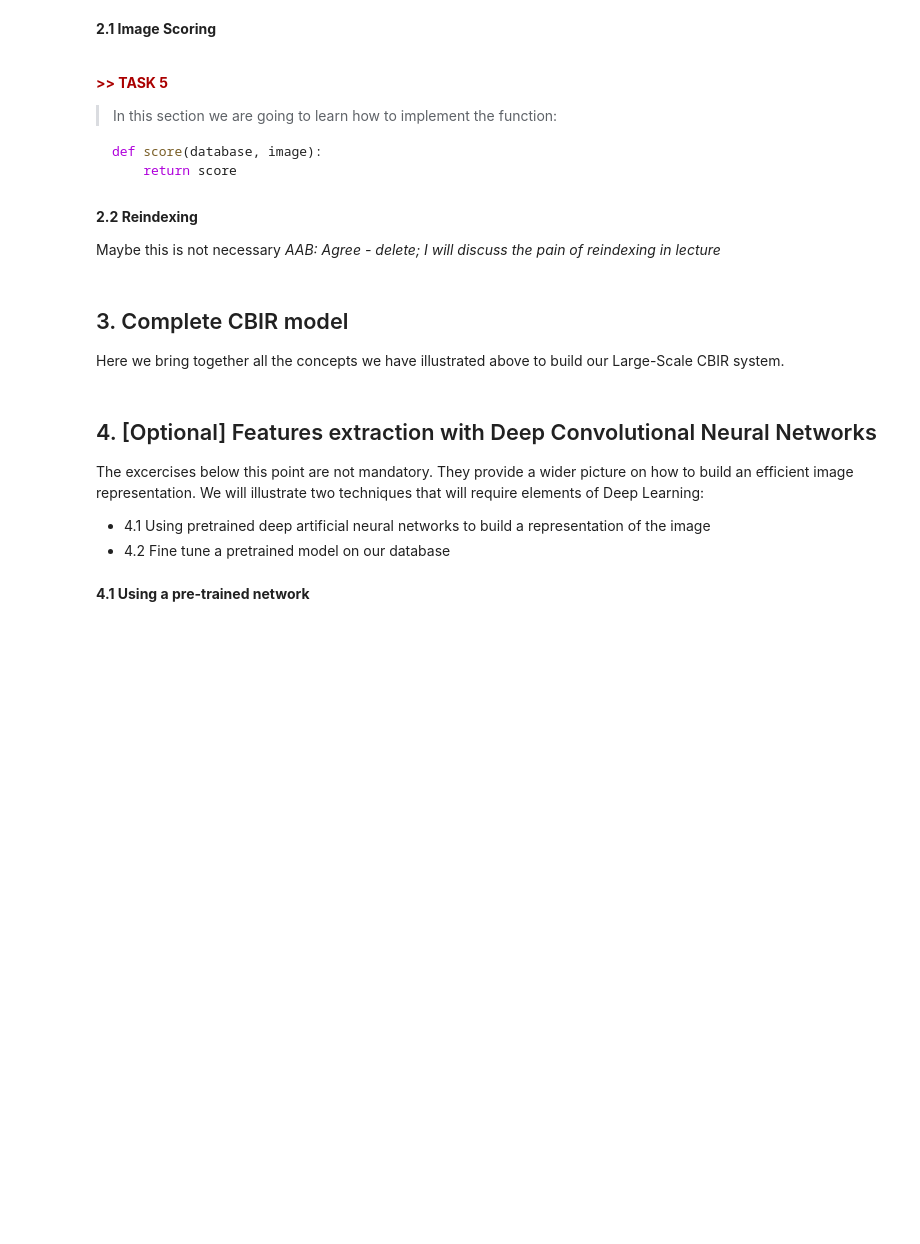
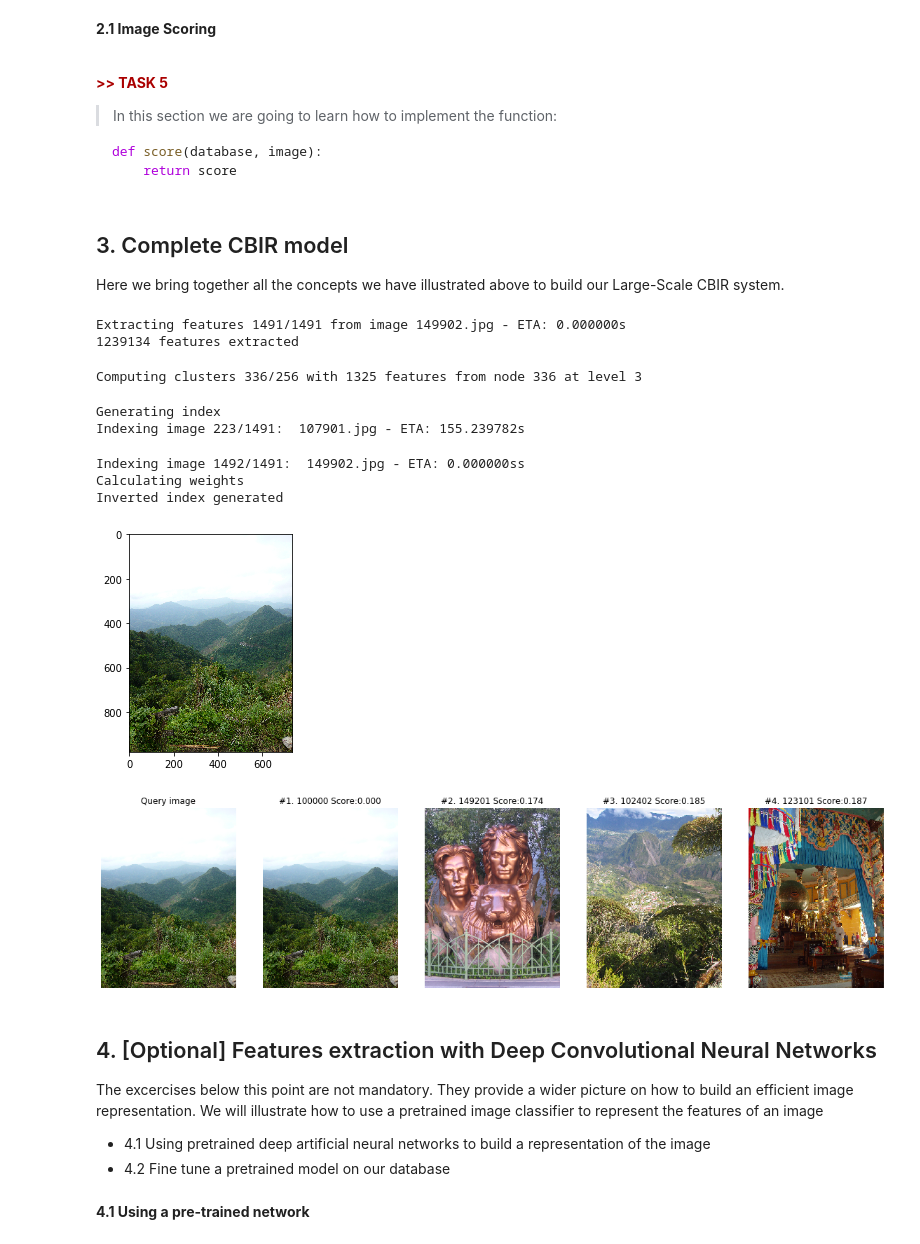
Before and after one commit to epignatelli/scalable-recognition-with-a-vocabulary-tree, a Jupyter notebook: 3. Create a vocabulary tree.ipynb, the cells around one changed output. Saved outputs shown, nothing was run; the diff lists cells and outputs as text; code cells hidden in the pictures; blank space fills up the shorter version.

```diff
--- a/3. Create a vocabulary tree.ipynb
+++ b/3. Create a vocabulary tree.ipynb
@@ -142,7 +278,3 @@ def score(database, image):
 <!-- </div> -->
 # %%
 # We add some code here
-# %% [markdown]
-**2.2 Reindexing**
-
-Maybe this is not necessary *AAB: Agree - delete; I will discuss the pain of reindexing in lecture*
@@ -156,6 +284,42 @@ Here we bring together all the concepts we have illustrated above to build our L
+# %%
+# Let's create the database
+database = CBIR(root="data/jpg", n_branches=4, depth=4, sift_implementation="ezsift")
+# %%
+# Now, let's extract the features
+features = database.extract_features()
+# %% [output]
+Extracting features 1491/1491 from image 149902.jpg - ETA: 0.000000s
+1239134 features extracted
+# %%
+# We can now train the tree using the extracted features
+database.fit(features)
+# %% [output]
+Computing clusters 336/256 with 1325 features from node 336 at level 3
+# %%
+# And we can index all the images
+# you can use database.tfidf() to index all the images at once
+database.tfidf()
+# %% [output]
+Generating index
+Indexing image 223/1491:  107901.jpg - ETA: 155.239782s
+Indexing image 1492/1491:  149902.jpg - ETA: 0.000000ss
+Calculating weights
+Inverted index generated
+# %%
+# and we can retrieve the most similar image, given a query one
+query = "data/jpg/100000.jpg"
+query_image = database.dataset.read_image(query)
+database.dataset.show_image(query_image)
+
+scores = database.retrieve(query)
+database.show_results(query, scores)
+# %% [output]
+[figure, added]
+[figure, added]
 # %% [markdown]
 ## 4. [Optional] Features extraction with Deep Convolutional Neural Networks
-The excercises below this point are not mandatory. They provide a wider picture on how to build an efficient image representation. We will illustrate two techniques that will require elements of Deep Learning:
+The excercises below this point are not mandatory. They provide a wider picture on how to build an efficient image representation.
+We will illustrate how to use a pretrained image classifier to represent the features of an image
 - 4.1 Using pretrained deep artificial neural networks to build a representation of the image
 - 4.2 Fine tune a pretrained model on our database
 # %% [markdown]
```
Also changed, not shown: parts of 22 cells of this notebook, 7 other files.
